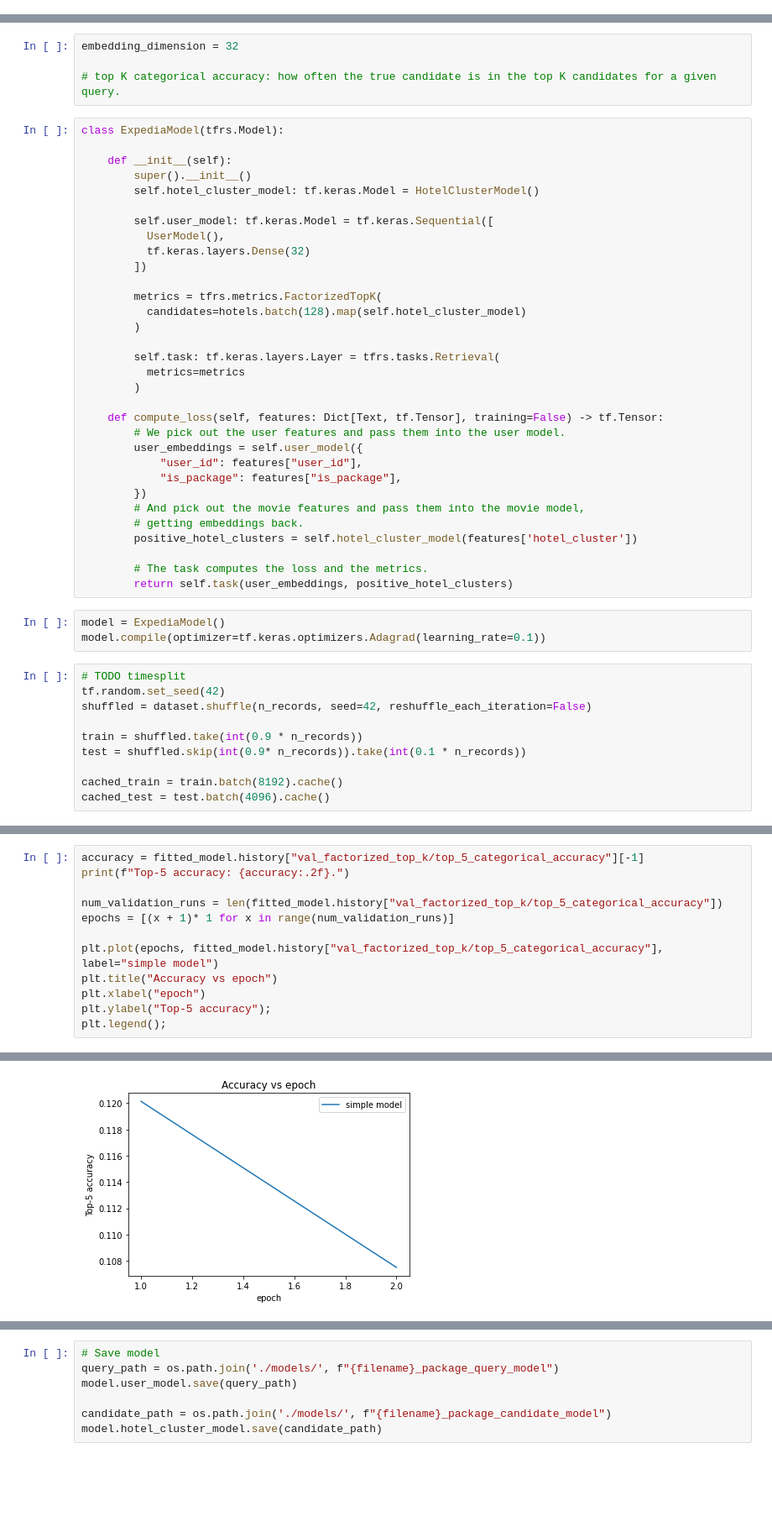
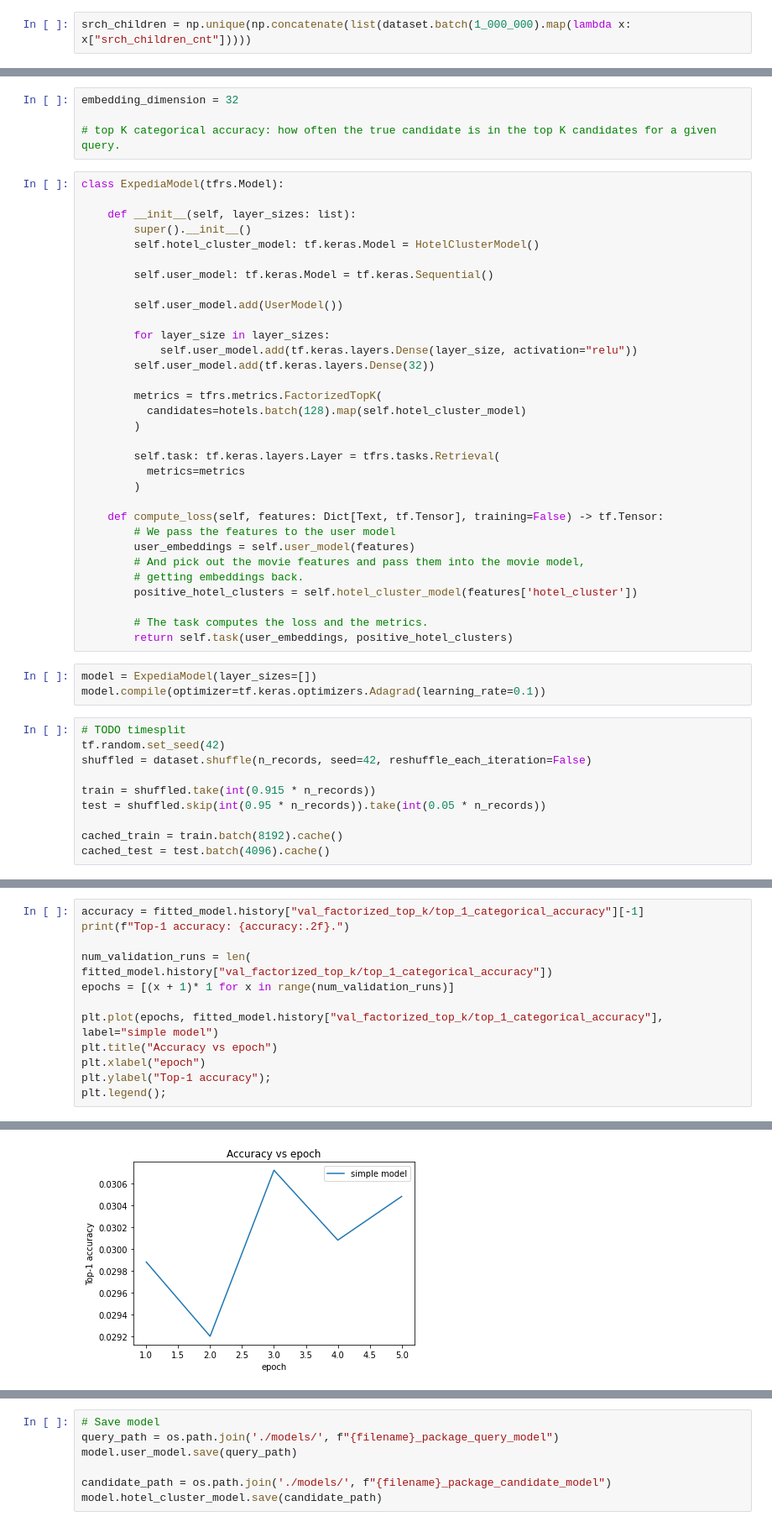
Before and after one commit to karlijn1991653/Kaggle_expedia, a Jupyter notebook: deep-learning/Tensorflow-Expedia-side-features-change-annoy-predict.ipynb, the cells around one changed output, grey strips where cells are left out. Shown at 84% size. Drawn from its saved outputs; the diff is of its cells as text; blank space fills up the shorter version.

Commit message:
configure nr layers, add 2 features

```diff
--- a/deep-learning/Tensorflow-Expedia-side-features-change-annoy-predict.ipynb
+++ b/deep-learning/Tensorflow-Expedia-side-features-change-annoy-predict.ipynb
@@ -142,3 +162,5 @@ is_package = np.concatenate(list(dataset.map(lambda x: x["is_package"]).batch(10
+# %%
+srch_children = np.unique(np.concatenate(list(dataset.batch(1_000_000).map(lambda x: x["srch_children_cnt"]))))
 # %% [markdown]
 ## Model
 
@@ -193,14 +228,17 @@ embedding_dimension = 32
 # %%
 class ExpediaModel(tfrs.Model):
 
-    def __init__(self):
+    def __init__(self, layer_sizes: list):
         super().__init__()
         self.hotel_cluster_model: tf.keras.Model = HotelClusterModel()
 
-        self.user_model: tf.keras.Model = tf.keras.Sequential([
-          UserModel(),
-          tf.keras.layers.Dense(32)
-        ])
+        self.user_model: tf.keras.Model = tf.keras.Sequential()
+
+        self.user_model.add(UserModel())
+
+        for layer_size in layer_sizes:
+            self.user_model.add(tf.keras.layers.Dense(layer_size, activation="relu"))
+        self.user_model.add(tf.keras.layers.Dense(32))
 
         metrics = tfrs.metrics.FactorizedTopK(
           candidates=hotels.batch(128).map(self.hotel_cluster_model)
@@ -211,11 +249,8 @@ class ExpediaModel(tfrs.Model):
         )
 
     def compute_loss(self, features: Dict[Text, tf.Tensor], training=False) -> tf.Tensor:
-        # We pick out the user features and pass them into the user model.
-        user_embeddings = self.user_model({
-            "user_id": features["user_id"],
-            "is_package": features["is_package"],
-        })
+        # We pass the features to the user model
+        user_embeddings = self.user_model(features)
         # And pick out the movie features and pass them into the movie model,
         # getting embeddings back.
         positive_hotel_clusters = self.hotel_cluster_model(features['hotel_cluster'])
@@ -223,15 +258,15 @@ class ExpediaModel(tfrs.Model):
         # The task computes the loss and the metrics.
         return self.task(user_embeddings, positive_hotel_clusters)
 # %%
-model = ExpediaModel()
+model = ExpediaModel(layer_sizes=[])
 model.compile(optimizer=tf.keras.optimizers.Adagrad(learning_rate=0.1))
 # %%
 # TODO timesplit
 tf.random.set_seed(42)
 shuffled = dataset.shuffle(n_records, seed=42, reshuffle_each_iteration=False)
 
-train = shuffled.take(int(0.9 * n_records))
-test = shuffled.skip(int(0.9* n_records)).take(int(0.1 * n_records))
+train = shuffled.take(int(0.915 * n_records))
+test = shuffled.skip(int(0.95 * n_records)).take(int(0.05 * n_records))
 
 cached_train = train.batch(8192).cache()
 cached_test = test.batch(4096).cache()
@@ -261,13 +293,14 @@ model.evaluate(cached_test, return_dict=True)
 # %%
-accuracy = fitted_model.history["val_factorized_top_k/top_5_categorical_accuracy"][-1]
-print(f"Top-5 accuracy: {accuracy:.2f}.")
+accuracy = fitted_model.history["val_factorized_top_k/top_1_categorical_accuracy"][-1]
+print(f"Top-1 accuracy: {accuracy:.2f}.")
 
-num_validation_runs = len(fitted_model.history["val_factorized_top_k/top_5_categorical_accuracy"])
+num_validation_runs = len(
+fitted_model.history["val_factorized_top_k/top_1_categorical_accuracy"])
 epochs = [(x + 1)* 1 for x in range(num_validation_runs)]
 
-plt.plot(epochs, fitted_model.history["val_factorized_top_k/top_5_categorical_accuracy"], label="simple model")
+plt.plot(epochs, fitted_model.history["val_factorized_top_k/top_1_categorical_accuracy"], label="simple model")
 plt.title("Accuracy vs epoch")
 plt.xlabel("epoch")
-plt.ylabel("Top-5 accuracy");
+plt.ylabel("Top-1 accuracy");
 plt.legend();
 # %% [output]
@@ -275 +308 @@ Top-5 accuracy: 0.11.
-[figure, old version]
+[figure, new version]
```
Also changed, not shown: parts of 23 cells of this notebook.
